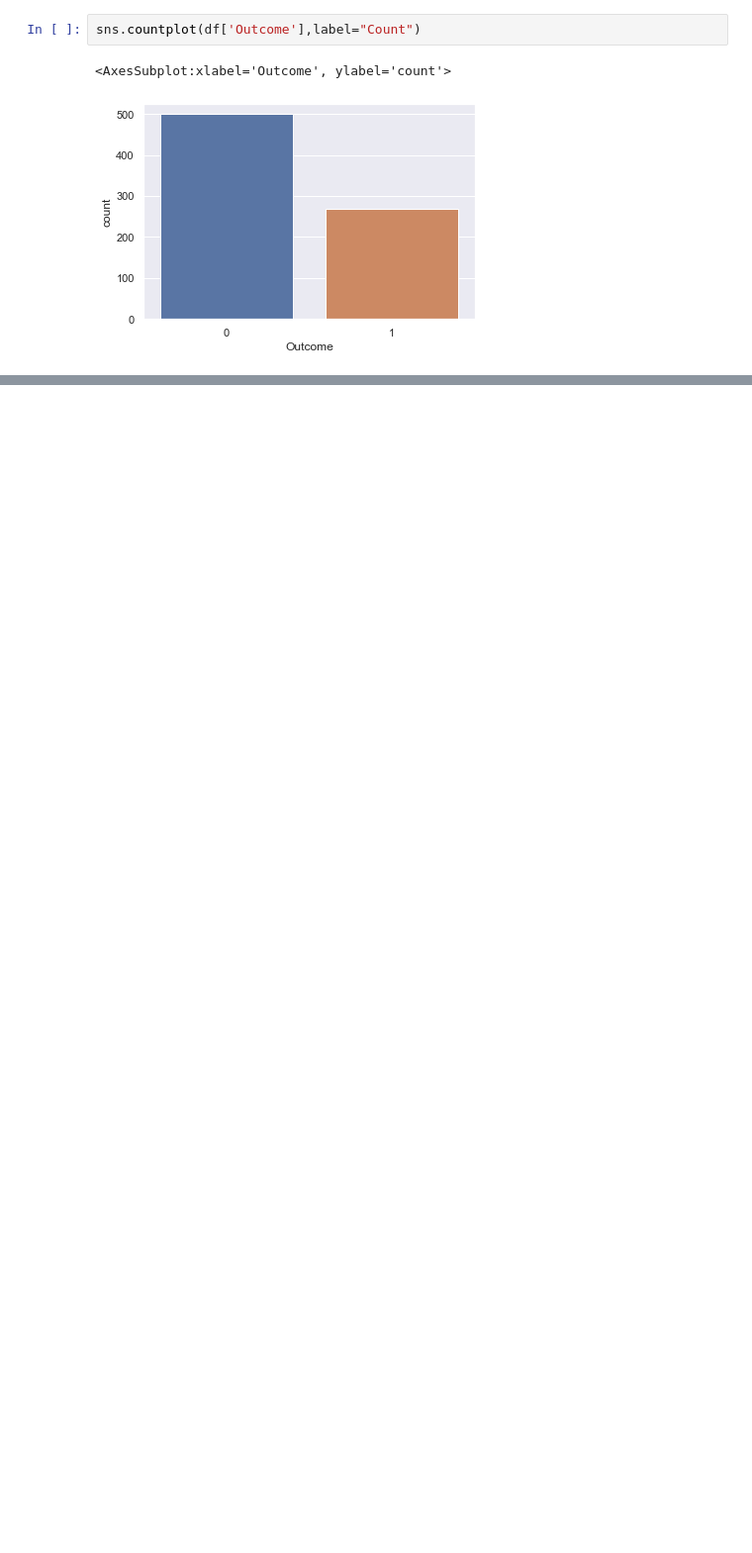
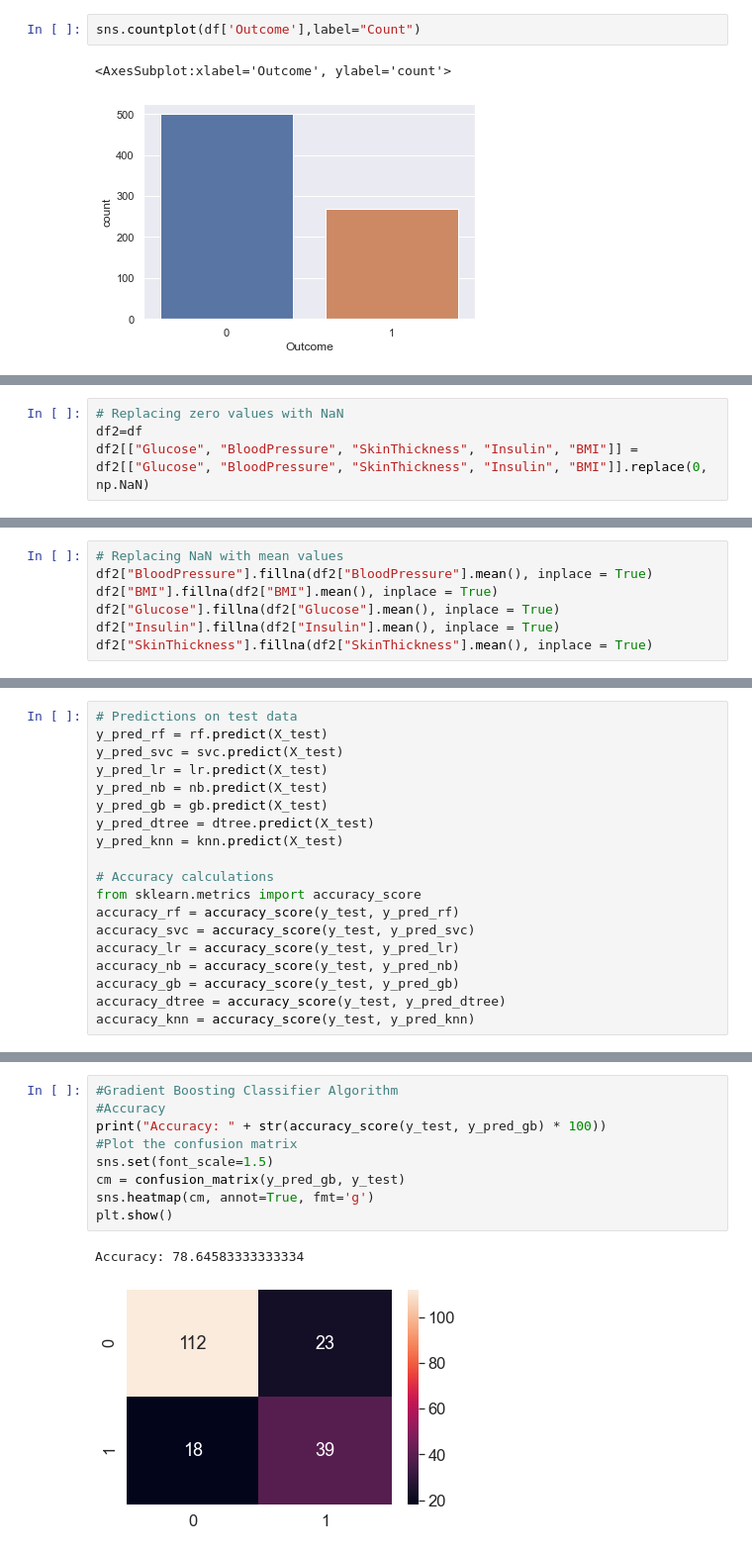
Before and after one commit to shikharsingh2697/Diabetes-Prediction, a Jupyter notebook: DiabetesPrediction.ipynb, the cells around one changed output, grey strips where cells are left out. Shown: that part at 99% size. Drawn from its saved outputs; the diff is of its cells as text; blank space fills up the shorter version.

Commit message:
Comparing ML algorithms for the given data

```diff
--- a/DiabetesPrediction.ipynb
+++ b/DiabetesPrediction.ipynb
@@ -86,0 +89,4 @@ Number of False cases: 500 (65.10%)
+# %%
+# Replacing zero values with NaN
+df2=df
+df2[["Glucose", "BloodPressure", "SkinThickness", "Insulin", "BMI"]] = df2[["Glucose", "BloodPressure", "SkinThickness", "Insulin", "BMI"]].replace(0, np.NaN)
@@ -86,0 +107,7 @@ Number of False cases: 500 (65.10%)
+# %%
+# Replacing NaN with mean values
+df2["BloodPressure"].fillna(df2["BloodPressure"].mean(), inplace = True)
+df2["BMI"].fillna(df2["BMI"].mean(), inplace = True)
+df2["Glucose"].fillna(df2["Glucose"].mean(), inplace = True)
+df2["Insulin"].fillna(df2["Insulin"].mean(), inplace = True)
+df2["SkinThickness"].fillna(df2["SkinThickness"].mean(), inplace = True)
@@ -86,0 +176,19 @@ Number of False cases: 500 (65.10%)
+# %%
+# Predictions on test data
+y_pred_rf = rf.predict(X_test)
+y_pred_svc = svc.predict(X_test)
+y_pred_lr = lr.predict(X_test)
+y_pred_nb = nb.predict(X_test)
+y_pred_gb = gb.predict(X_test)
+y_pred_dtree = dtree.predict(X_test)
+y_pred_knn = knn.predict(X_test)
+
+# Accuracy calculations
+from sklearn.metrics import accuracy_score
+accuracy_rf = accuracy_score(y_test, y_pred_rf)
+accuracy_svc = accuracy_score(y_test, y_pred_svc)
+accuracy_lr = accuracy_score(y_test, y_pred_lr)
+accuracy_nb = accuracy_score(y_test, y_pred_nb)
+accuracy_gb = accuracy_score(y_test, y_pred_gb)
+accuracy_dtree = accuracy_score(y_test, y_pred_dtree)
+accuracy_knn = accuracy_score(y_test, y_pred_knn)
@@ -86,0 +212,12 @@ Number of False cases: 500 (65.10%)
+# %%
+#Gradient Boosting Classifier Algorithm
+#Accuracy
+print("Accuracy: " + str(accuracy_score(y_test, y_pred_gb) * 100))
+#Plot the confusion matrix
+sns.set(font_scale=1.5)
+cm = confusion_matrix(y_pred_gb, y_test)
+sns.heatmap(cm, annot=True, fmt='g')
+plt.show()
+# %% [output]
+Accuracy: 78.64583333333334
+[figure, added]
```
Also changed, not shown: parts of 15 cells of this notebook.
